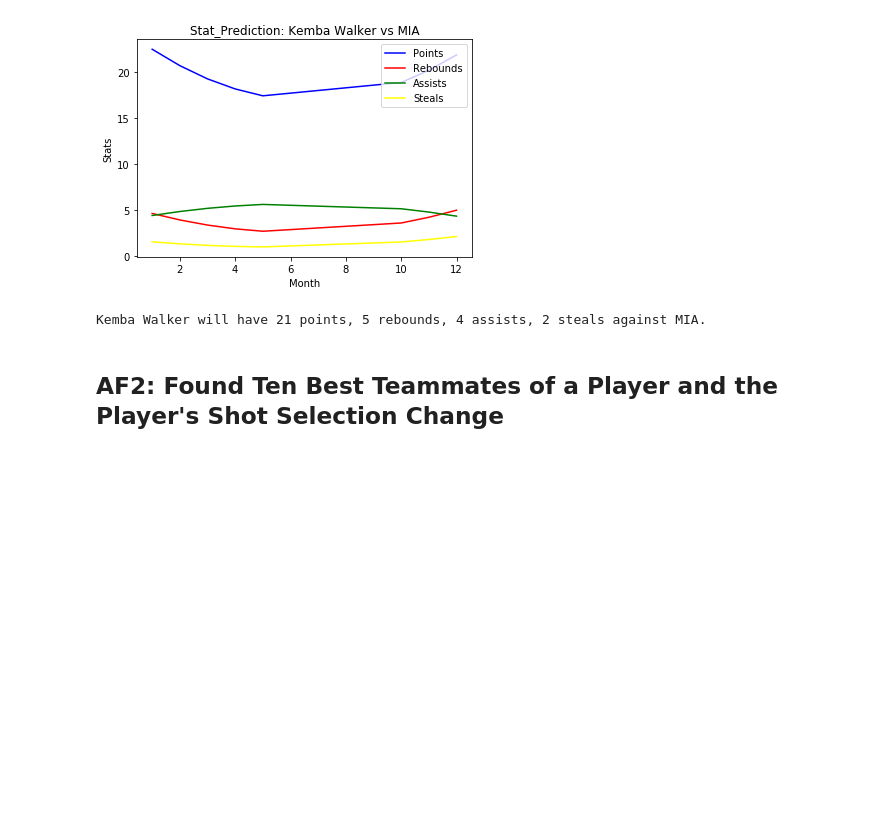
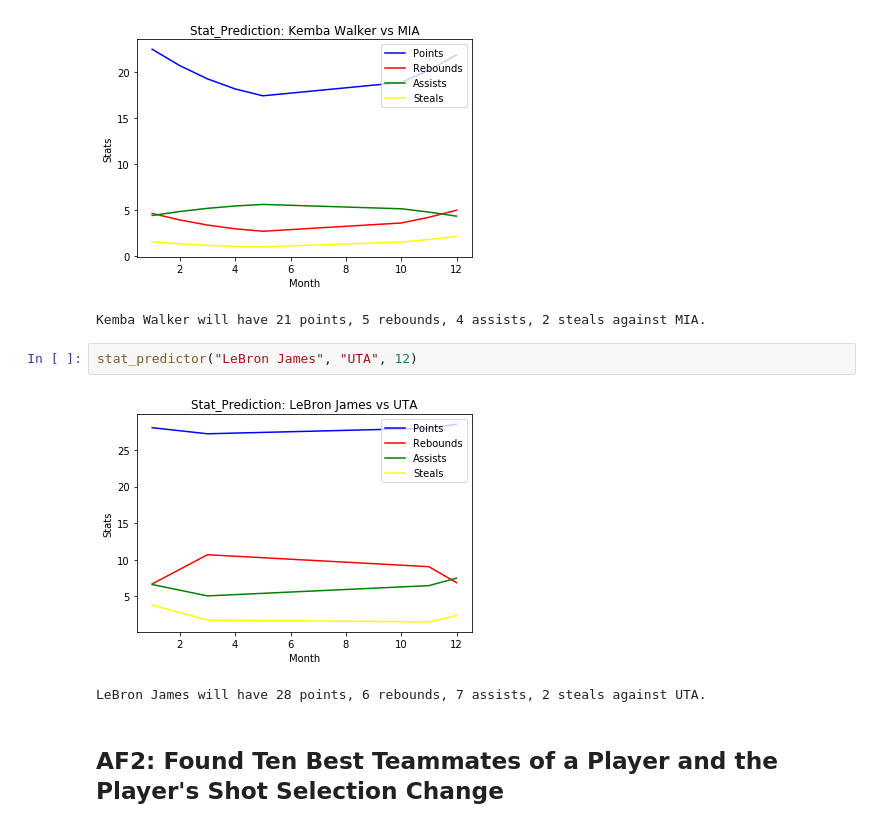
Before and after one commit to denniszhao97/NBA_DataBase_WebApplication, a Jupyter notebook: CS411_BackEnd.ipynb, the cells around one changed output. Cells and saved outputs as stored; diff of their text form; blank space fills up the shorter version.

```diff
--- a/CS411_BackEnd.ipynb
+++ b/CS411_BackEnd.ipynb
@@ -563,6 +634,11 @@ stat_predictor("Kemba Walker", "MIA", 12)
 # %% [output]
 [figure]
 Kemba Walker will have 21 points, 5 rebounds, 4 assists, 2 steals against MIA.
+# %%
+stat_predictor("LeBron James", "UTA", 12)
+# %% [output]
+[figure, added]
+LeBron James will have 28 points, 6 rebounds, 7 assists, 2 steals against UTA.
 # %% [markdown]
 ## AF2: Found Ten Best Teammates of a Player and the Player's Shot Selection Change
 # %%
```
Also changed, not shown: parts of 10 cells of this notebook.
